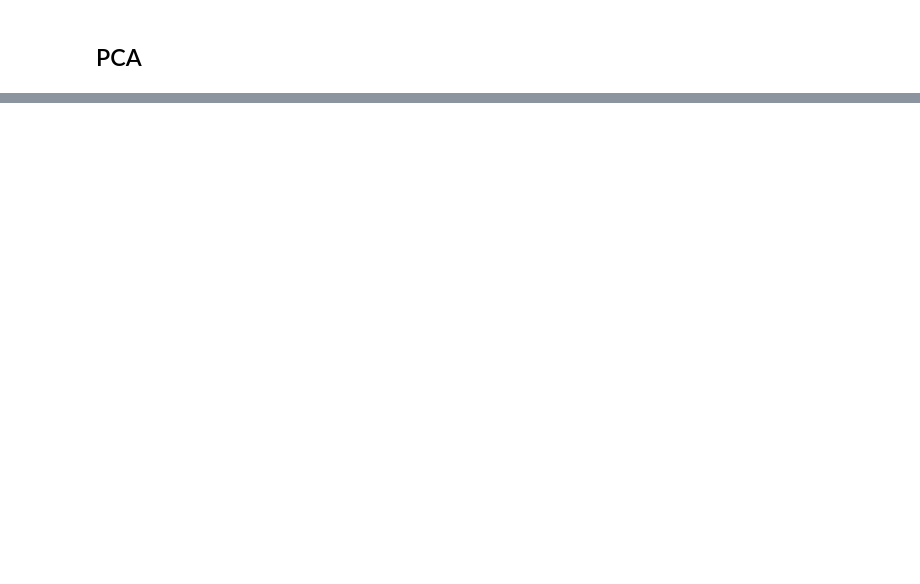
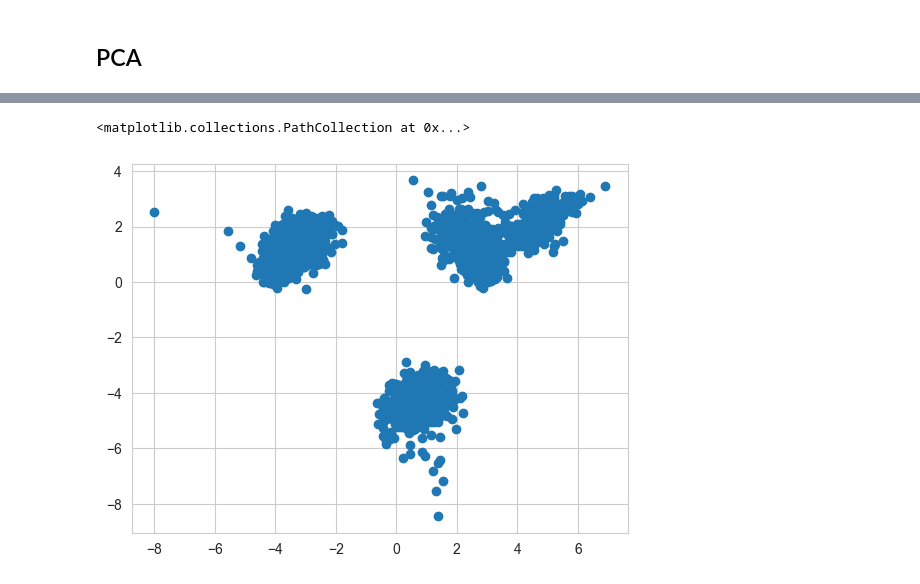
Before and after one commit to Jjineeq/Anomaly-Detection, a Jupyter notebook: TFT_PCA.ipynb, the cells around one changed output, grey strips where cells are left out. Drawn from its saved outputs; the diff is of its cells as text; code cells hidden in the pictures; blank space fills up the shorter version.

```diff
--- a/TFT_PCA.ipynb
+++ b/TFT_PCA.ipynb
@@ -33,3 +60,5 @@ df.head(1)
+# %%
+df_ts_x.drop(index=1417, inplace=True)
 # %% [markdown]
 ## PCA
 # %%
@@ -117,0 +140,14 @@ array([ 0.27331067, -2.94641054,  0.98253789, ...,  1.89728226,
+# %%
+std = StandardScaler()
+transformed_2 = StandardScaler().fit_transform(df_ts_x)
+
+pca_2 = convers_pca(no_of_components=3)
+pca_2.fit(transformed_2)
+
+x_std_2 = pca_2.transform(transformed_2)
+
+plt.figure()
+plt.scatter(x_std_2[:, 0], x_std_2[:, 1])
+# %% [output]
+<matplotlib.collections.PathCollection at 0x...>
+[figure, added]
```
Also changed, not shown: parts of 20 cells of this notebook, 5 other files.
